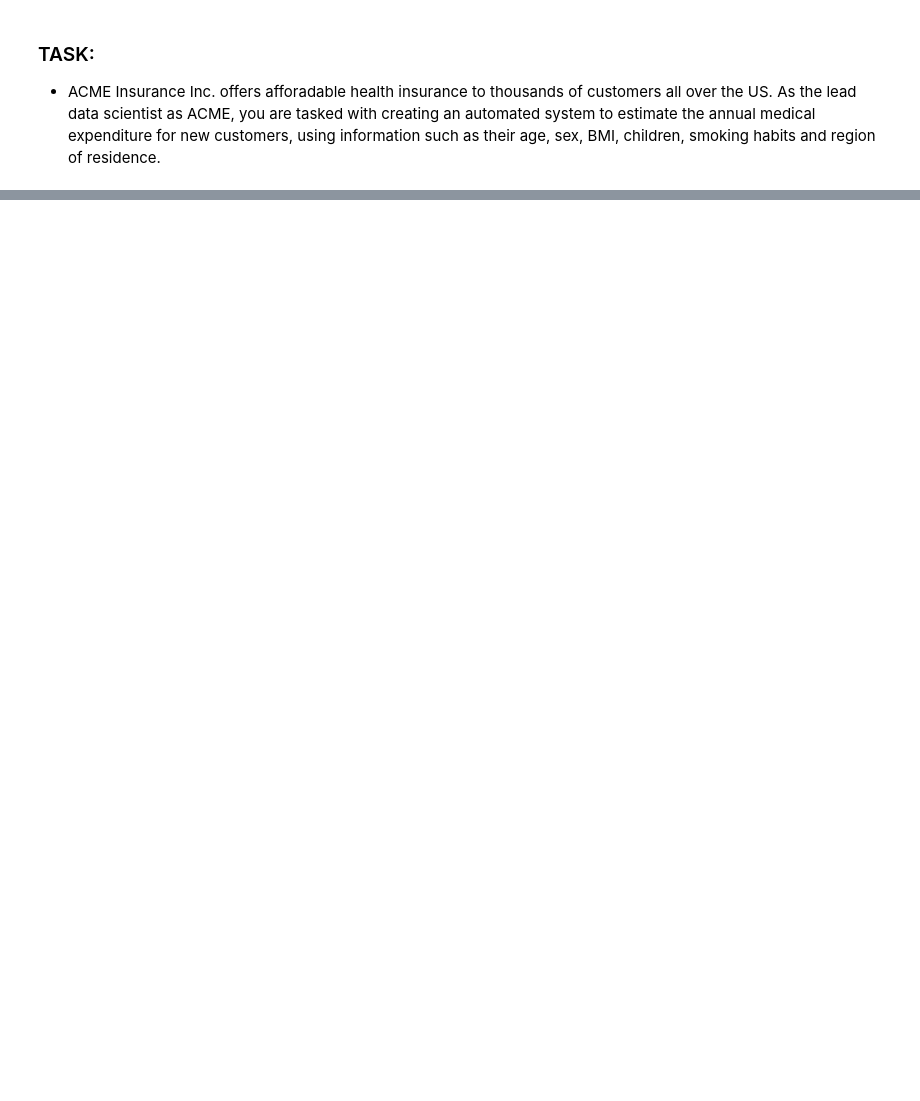
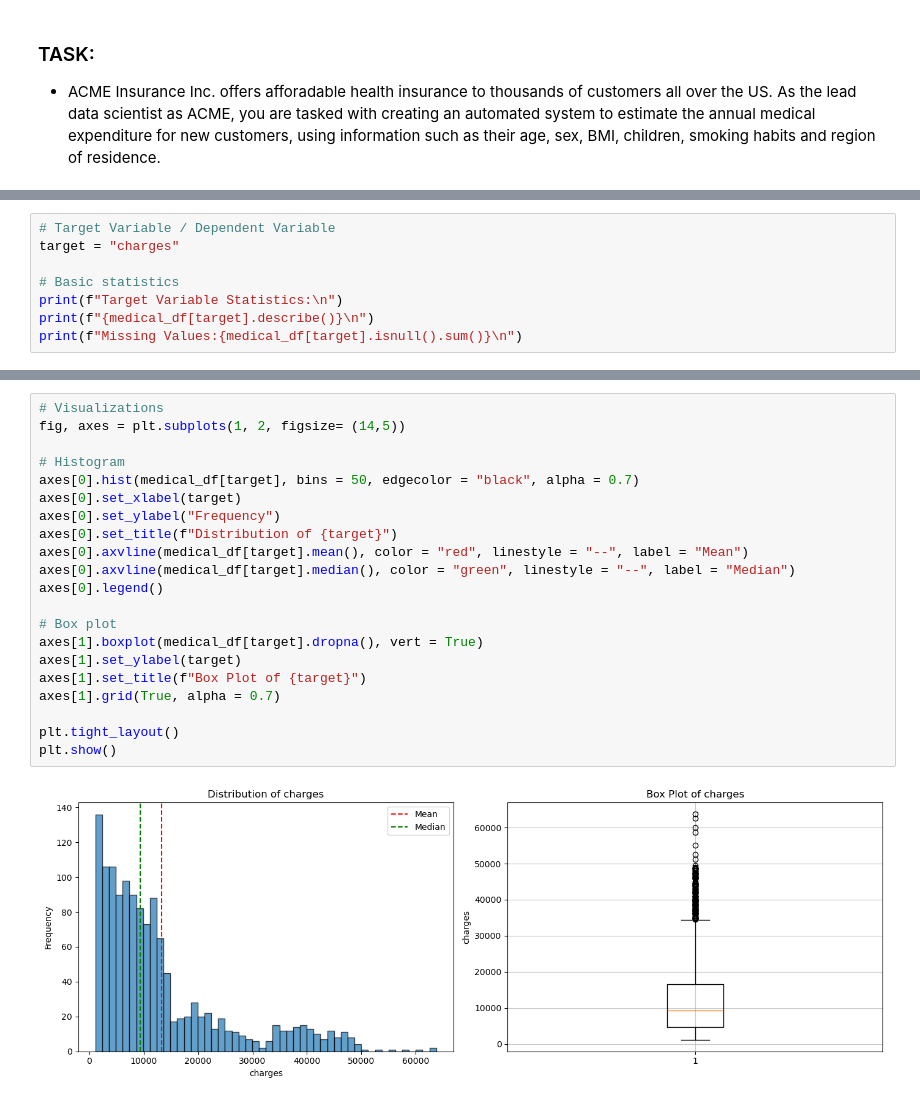
Before and after one commit to the-liyanage/applied-machine-learning, a Jupyter notebook: regression/medical-expense-prediction/medical_expense_prediction.ipynb, the cells around one changed output, grey strips where cells are left out. Drawn from its saved outputs; the diff is of its cells as text; blank space fills up the shorter version.

```diff
--- a/regression/medical-expense-prediction/medical_expense_prediction.ipynb
+++ b/regression/medical-expense-prediction/medical_expense_prediction.ipynb
@@ -26,0 +34,8 @@ medical_df
+# %%
+# Target Variable / Dependent Variable
+target = "charges"
+
+# Basic statistics
+print(f"Target Variable Statistics:\n")
+print(f"{medical_df[target].describe()}\n")
+print(f"Missing Values:{medical_df[target].isnull().sum()}\n")
@@ -26,0 +56,23 @@ medical_df
+# %%
+# Visualizations
+fig, axes = plt.subplots(1, 2, figsize= (14,5))
+
+# Histogram
+axes[0].hist(medical_df[target], bins = 50, edgecolor = "black", alpha = 0.7)
+axes[0].set_xlabel(target)
+axes[0].set_ylabel("Frequency")
+axes[0].set_title(f"Distribution of {target}")
+axes[0].axvline(medical_df[target].mean(), color = "red", linestyle = "--", label = "Mean")
+axes[0].axvline(medical_df[target].median(), color = "green", linestyle = "--", label = "Median")
+axes[0].legend()
+
+# Box plot
+axes[1].boxplot(medical_df[target].dropna(), vert = True)
+axes[1].set_ylabel(target)
+axes[1].set_title(f"Box Plot of {target}")
+axes[1].grid(True, alpha = 0.7)
+
+plt.tight_layout()
+plt.show()
+# %% [output]
+[figure, added]
```
Also changed, not shown: parts of 18 cells of this notebook.
